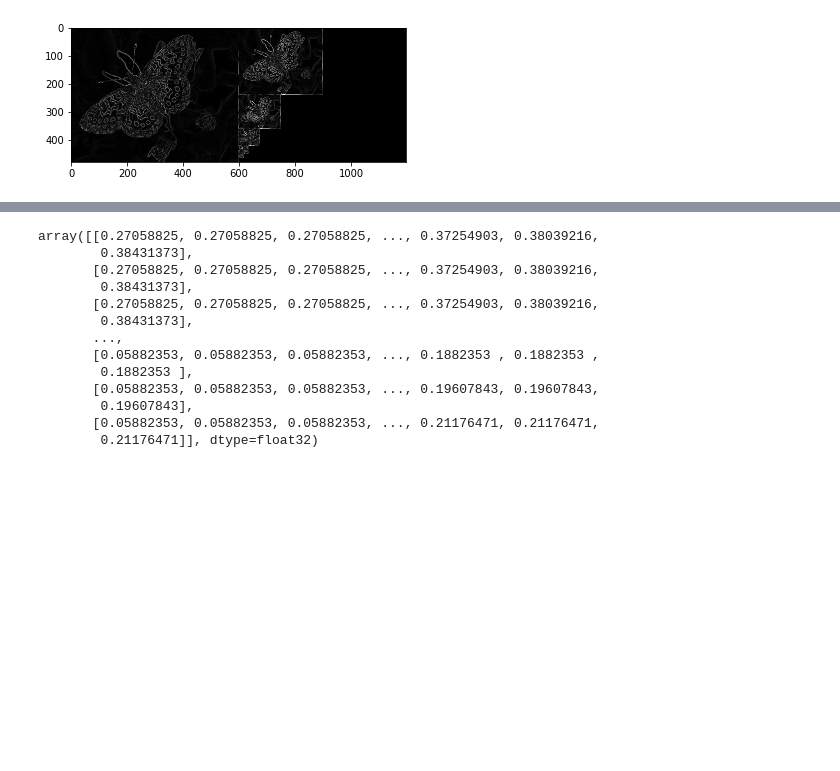
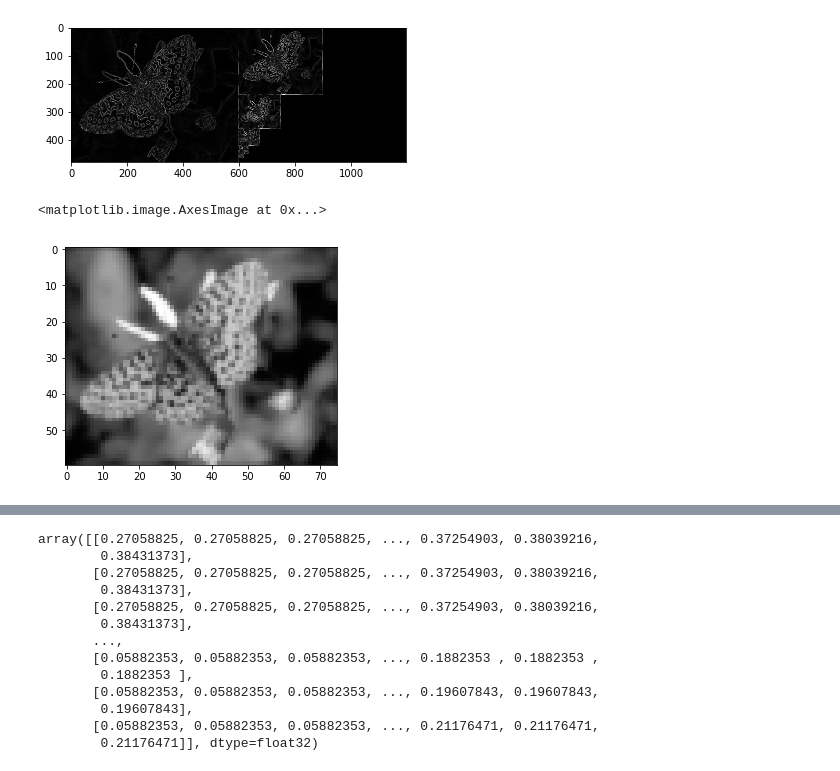
Before and after one commit to neezcha/483H3, a Jupyter notebook: 483H3.ipynb, the cells around one changed output, grey strips where cells are left out. Cells and saved outputs as stored; diff of their text form; code cells hidden in the pictures; blank space fills up the shorter version.

```diff
--- a/483H3.ipynb
+++ b/483H3.ipynb
@@ -128,5 +128,12 @@ plt.imsave('butterfly _pyramid_edges.jpg', sobelMag, cmap='gray')
 # resize function in scikit-image library
 # Resized the resulting gradient magnitude images to match the size of input image
 # butterfly_pyramid_edge{n}.jpg whre n is 0-4
+# %%
+# resize = rescale(img, 3, anti_aliasing=False)
+image_resized = resize(img, (scale1[3].shape[0] // 1, scale1[3].shape[1] // 1), anti_aliasing=True)
+plt.imshow(image_resized, cmap='gray')
+# %% [output]
+<matplotlib.image.AxesImage at 0x...>
+[figure, added]
 # %%
 # resize = rescale(img, 3, anti_aliasing=False)
```
Also changed, not shown: parts of 3 cells of this notebook.
